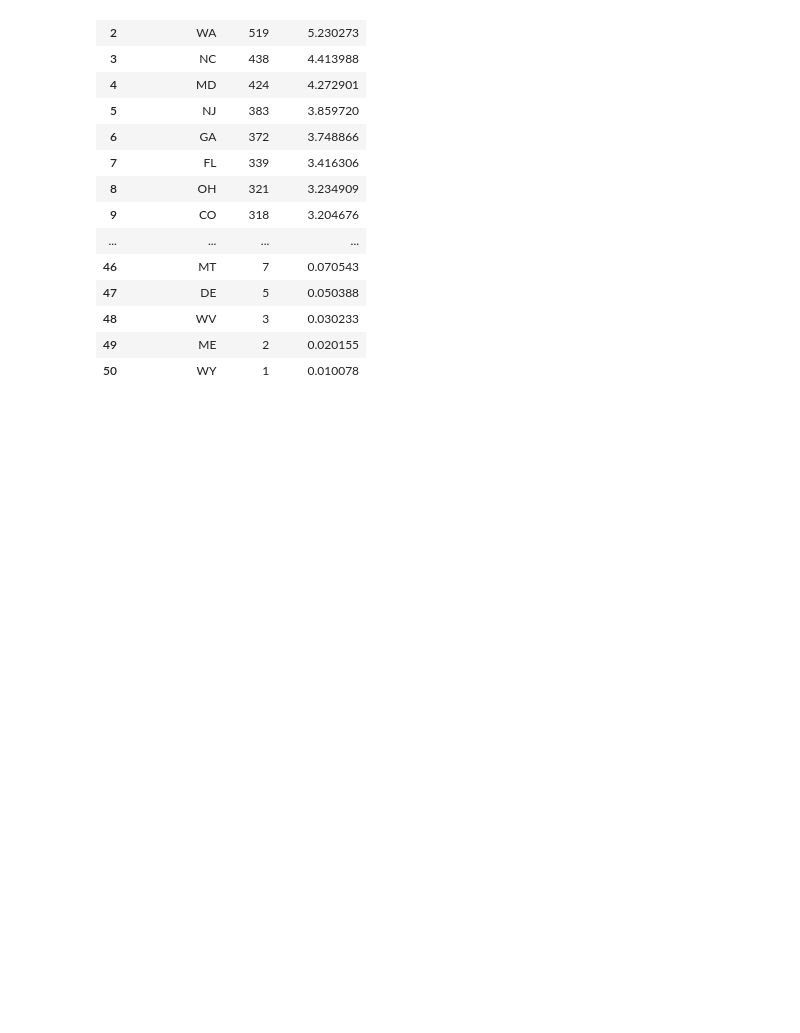
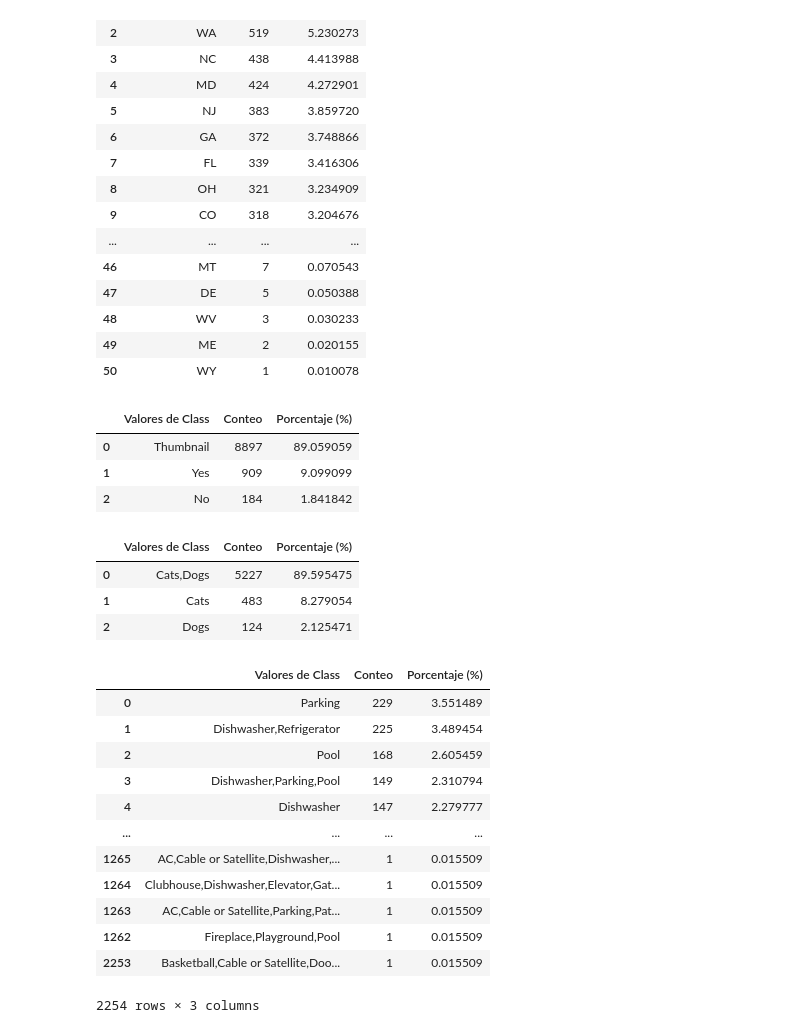
Before and after one commit to Analitica-2025-01/Proyecto-1, a Jupyter notebook: Exploración/Exploración.ipynb, the cells around one changed output. Saved outputs shown, nothing was run; the diff lists cells and outputs as text; code cells hidden in the pictures; blank space fills up the shorter version.

```diff
--- a/Exploración/Exploración.ipynb
+++ b/Exploración/Exploración.ipynb
@@ -351,3 +351,37 @@ pd.DataFrame({'Valores de Class': atributosCategoricos.index, 'Conteo': atributo
 | 48 | WV | 3 | 0.030233 |
 | 49 | ME | 2 | 0.020155 |
 | 50 | WY | 1 | 0.010078 |
+# %%
+
+atributosCategoricos = df['has_photo'].value_counts()
+pd.DataFrame({'Valores de Class': atributosCategoricos.index, 'Conteo': atributosCategoricos.values, 'Porcentaje (%)': atributosCategoricos.values * 100 / atributosCategoricos.values.sum()}).sort_values(by='Conteo', ascending=False)
+# %% [output]
+|  | Valores de Class | Conteo | Porcentaje (%) |
+| 0 | Thumbnail | 8897 | 89.059059 |
+| 1 | Yes | 909 | 9.099099 |
+| 2 | No | 184 | 1.841842 |
+# %%
+atributosCategoricos = df['pets_allowed'].value_counts()
+pd.DataFrame({'Valores de Class': atributosCategoricos.index, 'Conteo': atributosCategoricos.values, 'Porcentaje (%)': atributosCategoricos.values * 100 / atributosCategoricos.values.sum()}).sort_values(by='Conteo', ascending=False)
+# %% [output]
+|  | Valores de Class | Conteo | Porcentaje (%) |
+| 0 | Cats,Dogs | 5227 | 89.595475 |
+| 1 | Cats | 483 | 8.279054 |
+| 2 | Dogs | 124 | 2.125471 |
+# %%
+atributosCategoricos = df['amenities'].value_counts()
+pd.DataFrame({'Valores de Class': atributosCategoricos.index, 'Conteo': atributosCategoricos.values, 'Porcentaje (%)': atributosCategoricos.values * 100 / atributosCategoricos.values.sum()}).sort_values(by='Conteo', ascending=False)
+# %% [output]
+|  | Valores de Class | Conteo | Porcentaje (%) |
+| 0 | Parking | 229 | 3.551489 |
+| 1 | Dishwasher,Refrigerator | 225 | 3.489454 |
+| 2 | Pool | 168 | 2.605459 |
+| 3 | Dishwasher,Parking,Pool | 149 | 2.310794 |
+| 4 | Dishwasher | 147 | 2.279777 |
+| ... | ... | ... | ... |
+| 1265 | AC,Cable or Satellite,Dishwasher,... | 1 | 0.015509 |
+| 1264 | Clubhouse,Dishwasher,Elevator,Gat... | 1 | 0.015509 |
+| 1263 | AC,Cable or Satellite,Parking,Pat... | 1 | 0.015509 |
+| 1262 | Fireplace,Playground,Pool | 1 | 0.015509 |
+| 2253 | Basketball,Cable or Satellite,Doo... | 1 | 0.015509 |
+2254 rows × 3 columns
```
Also changed, not shown: 1 other file.
